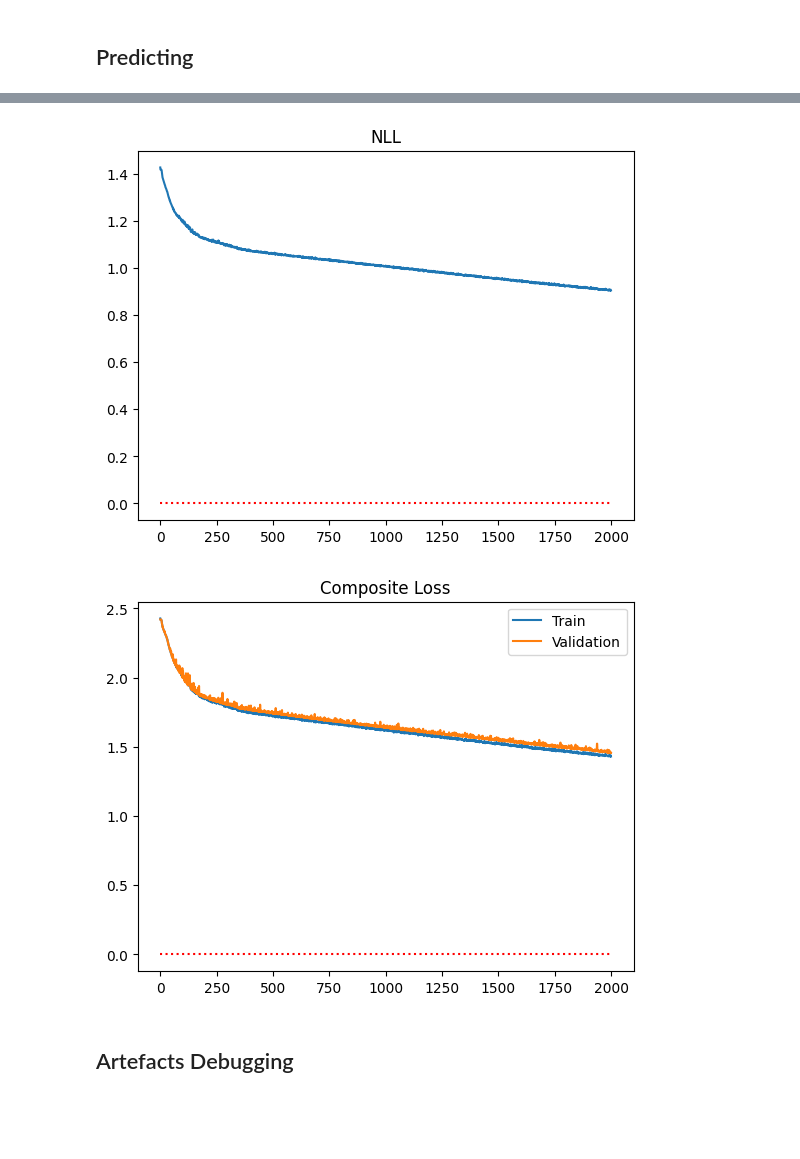
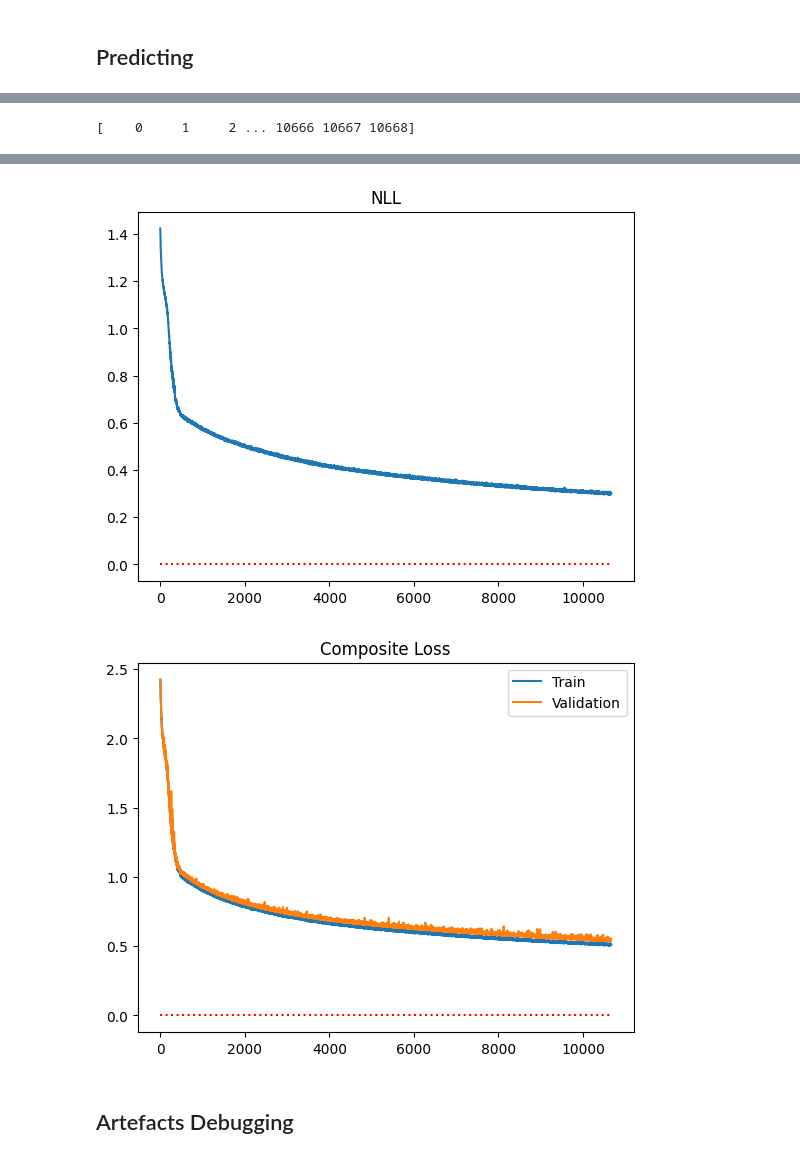
Before and after one commit to GabrielSasseville01/SgrA_Interpolation, a Jupyter notebook: Tripletformer/testing.ipynb, the cells around one changed output, grey strips where cells are left out. Drawn from its saved outputs; the diff is of its cells as text; code cells hidden in the pictures; blank space fills up the shorter version.

```diff
--- a/Tripletformer/testing.ipynb
+++ b/Tripletformer/testing.ipynb
@@ -133,7 +137,7 @@ import numpy as np
 import matplotlib.pyplot as plt
 
 dataset = 'sgra'
-experiment_id = '3219123'
+experiment_id = '7173883'
 
 metrics = np.load(f'./metrics/metrics_{dataset}_{experiment_id}.npz', allow_pickle=True)['metrics'].item()
 
@@ -146,6 +150,8 @@ val_nll = metrics['val']['nll']
 val_mse = metrics['val']['mse']
 
 x = np.arange(len(train_loss))
+
+print(x)
 
 plt.plot(x, train_mse, label='mse')
 plt.hlines(0, 0, len(x), colors='red', linestyles='dotted')
@@ -164,3 +170,4 @@ plt.legend()
 plt.title('Composite Loss')
 plt.show()
 # %% [output]
+[    0     1     2 ... 10666 10667 10668]
@@ -168,5 +175,5 @@ plt.show()
-[figure, old version]
+[figure, new version]
-[figure, old version]
+[figure, new version]
 # %% [markdown]
 ## Artefacts Debugging
 # %%
```
Also changed, not shown: parts of 19 cells of this notebook, 1 other file.
